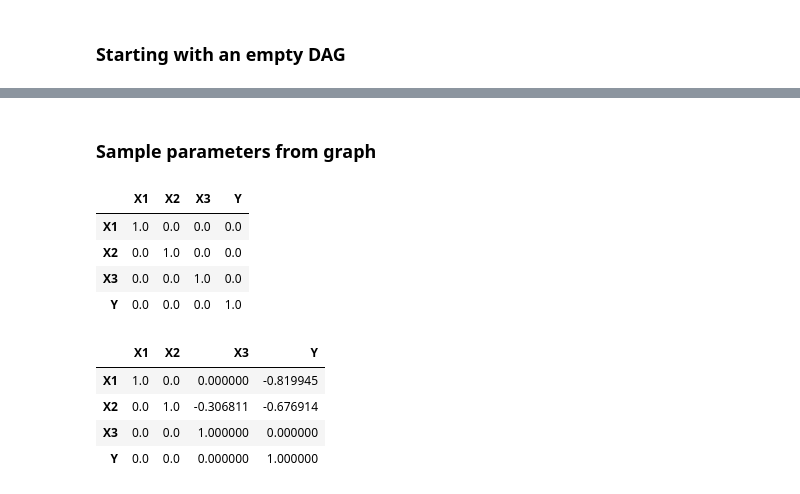
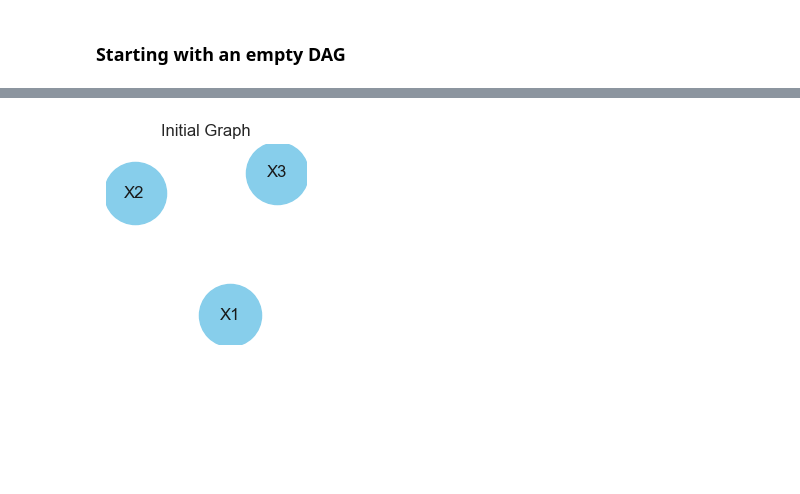
Before and after one commit to catarina-moreira/py_structure_MCMC, a Jupyter notebook: [Structure_MCMC]_3_nodes.ipynb, the cells around one changed output, grey strips where cells are left out. Cells and saved outputs as stored; diff of their text form; code cells hidden in the pictures; blank space fills up the shorter version.

Commit message:
cleaned graph utils and graph proposal

```diff
--- a/[Structure_MCMC]_3_nodes.ipynb
+++ b/[Structure_MCMC]_3_nodes.ipynb
@@ -192,14 +119,12 @@ G_init = nx.DiGraph()
 G_init.add_node('X1')
 G_init.add_node('X2')
 
-G_init.add_node('Y')
+G_init.add_node('X3')
 
 #G_init.add_edge("X1", "Y")
 #G_init.add_edge("X2", "Y")
 #G_init.add_edge("X2", "X3")
 
-
-
 results_analyser = MCMCResultsEngine( )
 # %%
 mcmc_cache = Cache()
@@ -447,26 +132,0 @@ plt.show()
-# %% [markdown]
-### Sample parameters from graph
-# %%
-G = nx.DiGraph()
-G.add_nodes_from(['X1', 'X2', 'X3', 'Y'])
-G.add_edges_from((("X1", "Y"),("X2","Y"),("X2","X3")))
-DAG = get_adjacency_matrix(G)
-n = len(data.columns)
-Imat = np.eye(n)
-U = pd.DataFrame(Imat, index=data.columns, columns=data.columns)
-U
-# %% [output]
-|  | X1 | X2 | X3 | Y |
-| X1 | 1.0 | 0.0 | 0.0 | 0.0 |
-| X2 | 0.0 | 1.0 | 0.0 | 0.0 |
-| X3 | 0.0 | 0.0 | 1.0 | 0.0 |
-| Y | 0.0 | 0.0 | 0.0 | 1.0 |
-# %%
-score_object = BGEscore( data=data, graph=G )
-rDAG_NIG(1, DAG, score_object, U)['L'][0]
-# %% [output]
-|  | X1 | X2 | X3 | Y |
-| X1 | 1.0 | 0.0 | 0.000000 | -0.819945 |
-| X2 | 0.0 | 1.0 | -0.306811 | -0.676914 |
-| X3 | 0.0 | 0.0 | 1.000000 | 0.000000 |
-| Y | 0.0 | 0.0 | 0.000000 | 1.000000 |
@@ -472,0 +150,4 @@ rDAG_NIG(1, DAG, score_object, U)['L'][0]
+# %%
+plot_graph(G_init, title="Initial Graph", figsize=(2, 2))
+# %% [output]
+[figure, added]
```
Also changed, not shown: parts of 46 cells of this notebook, 4 other files.
